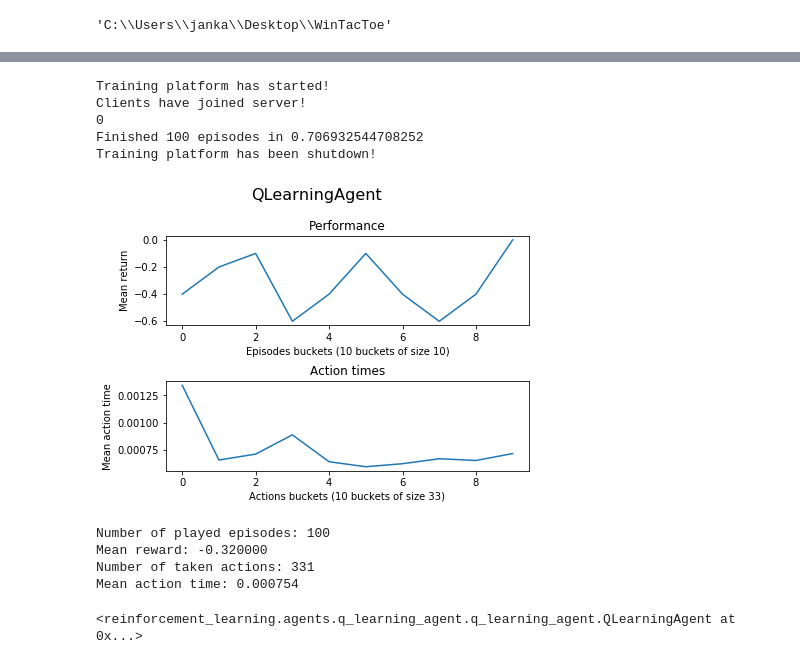
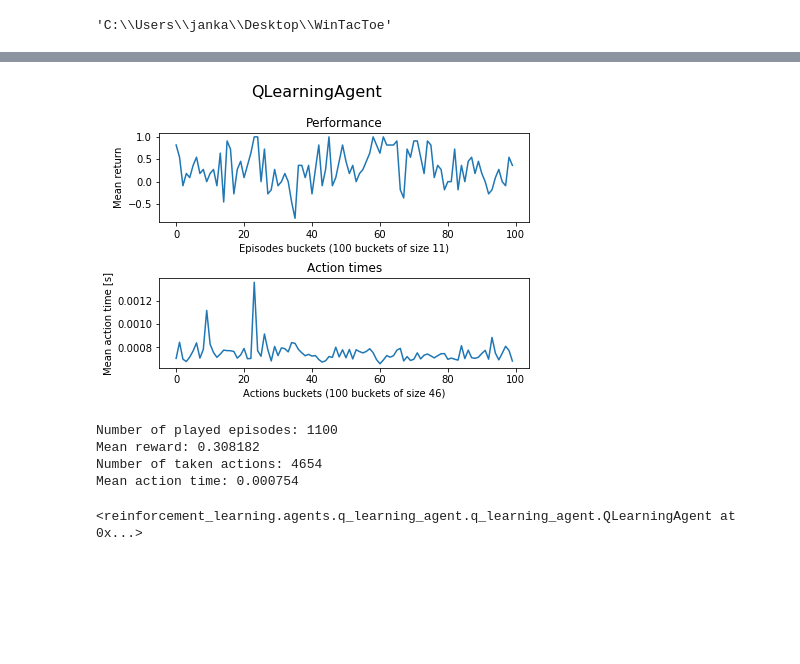
Before and after one commit to engineerskkw/WinTacToe, a Jupyter notebook: reinforcement_learning/common/training.ipynb, the cells around one changed output, grey strips where cells are left out. Saved outputs shown, nothing was run; the diff lists cells and outputs as text; code cells hidden in the pictures; blank space fills up the shorter version.

Commit message:
Remove unnecessary method and old trained agents

```diff
--- a/reinforcement_learning/common/training.ipynb
+++ b/reinforcement_learning/common/training.ipynb
@@ -37,9 +37,9 @@ import time
 # %%
 engine = TicTacToeEngine(2, 3, 3)
 # %%
-learning_agent = QLearningAgent(0.3,0.1,0.9)
-# learning_agent = BasicAgent(0.1)
-agents = [RandomAgent(), learning_agent]
+learning_agent_0 = QLearningAgent(0.3,0.1,0.9)
+learning_agent_1 = BasicAgent(0.1)
+agents = [learning_agent_0, learning_agent_1]
 # %%
 # # Training
 # for i in range(10):
@@ -78,11 +78,9 @@ agents = [RandomAgent(), learning_agent]
 # %%
 # print(agents[1].policy)
 # %%
-number_of_episodes = 100
+number_of_episodes = 1000
 with SimpleTraining(engine, agents) as st:
     agents = st.train(number_of_episodes)
-
-agents[1]
 # %% [output]
 Training platform has started!
 Clients have joined server!
@@ -98,18 +98,0 @@ Mean action time: 0.001054
-# %%
-number_of_episodes = 100
-with SimpleTraining(engine, agents) as st:
-    agents = st.train(number_of_episodes)
-
-agents[1]
-# %% [output]
-Training platform has started!
-Clients have joined server!
-0
-Finished 100 episodes in 0.706932544708252
-Training platform has been shutdown!
-[figure, removed]
-Number of played episodes: 100
-Mean reward: -0.320000
-Number of taken actions: 331
-Mean action time: 0.000754
-<reinforcement_learning.agents.q_learning_agent.q_learning_agent.QLearningAgent at 0x...>
@@ -141,0 +99,9 @@ Mean action time: 0.000754
+# %%
+agents[0]
+# %% [output]
+[figure, added]
+Number of played episodes: 1100
+Mean reward: 0.308182
+Number of taken actions: 4654
+Mean action time: 0.000754
+<reinforcement_learning.agents.q_learning_agent.q_learning_agent.QLearningAgent at 0x...>
```
Also changed, not shown: parts of 4 cells of this notebook, 29 other files.
